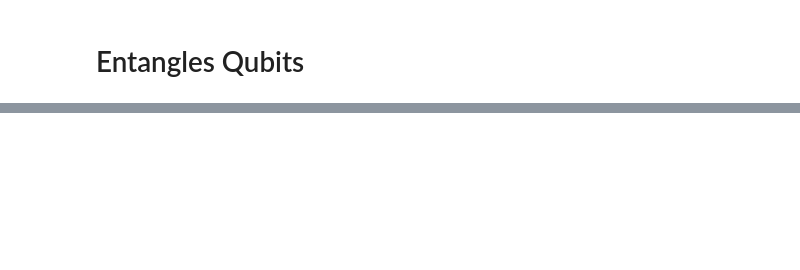
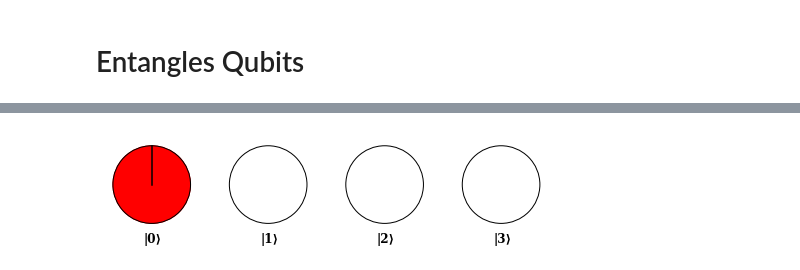
Before and after one commit to profversaggi/QuantumEducation, a Jupyter notebook: QC_Practicals/Ch03_02 Quantum Entanglement.ipynb, the cells around one changed output, grey strips where cells are left out. Cells and saved outputs as stored; diff of their text form; code cells hidden in the pictures; blank space fills up the shorter version.

```diff
--- a/QC_Practicals/Ch03_02 Quantum Entanglement.ipynb
+++ b/QC_Practicals/Ch03_02 Quantum Entanglement.ipynb
@@ -125,2 +217,9 @@ IFrame(src='https://algassert.com/quirk#circuit={%22cols%22:[[%22H%22],[%22%E2%8
+# %%
+# Print out Circle Notation for intuitions sake
+
+from circle_plot import *
+plot_circles(outputstate)
+# %% [output]
+[figure, added]
 # %% [markdown]
 ![the-end](img/the-end.png "the-end")
```
Also changed, not shown: parts of 16 cells of this notebook, 26 other files.
